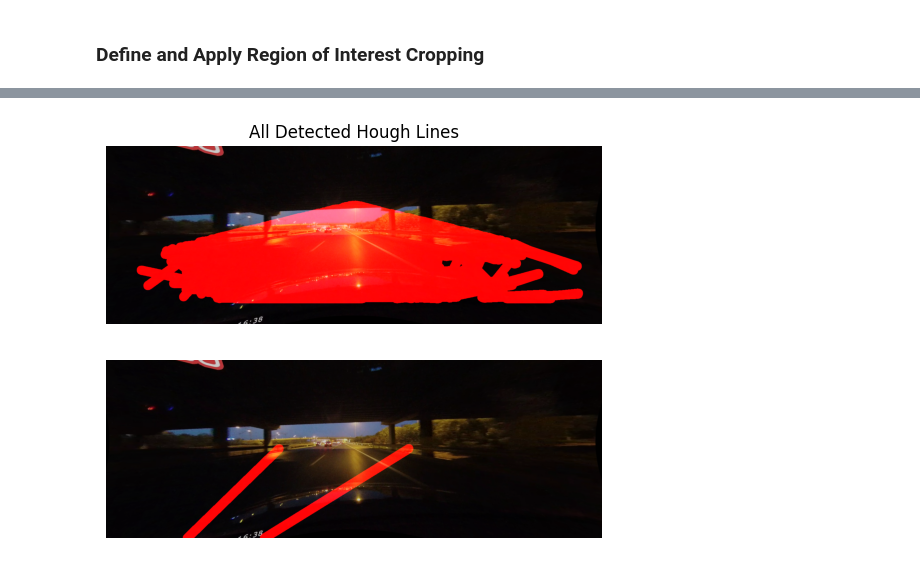
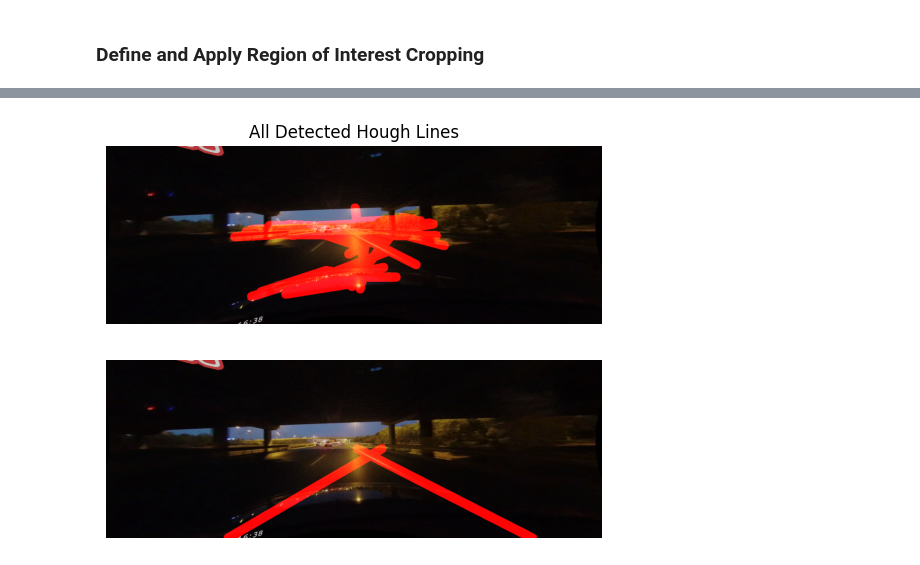
Before and after one commit to YedMavus/Lane_Detection_Project, a Jupyter notebook: Lane_Detection_Project_Final.ipynb, the cells around one changed output, grey strips where cells are left out. Saved outputs shown, nothing was run; the diff lists cells and outputs as text; code cells hidden in the pictures.

```diff
--- a/Lane_Detection_Project_Final.ipynb
+++ b/Lane_Detection_Project_Final.ipynb
@@ -87,7 +90,7 @@ plt.show()
 # %% [markdown]
 ## If no preprocessing is done, uncomment this
 # %%
-cannyed_image = cv2.Canny(image, 2,20)
-plt.imshow(cannyed_image)
-plt.axis('off')
-plt.show()
+# cannyed_image = cv2.Canny(image, 2,20)
+# plt.imshow(cannyed_image)
+# plt.axis('off')
+# plt.show()
@@ -113,36 +114,36 @@ plt.imshow(cropped_image,cmap='gray')
 # lines = cv2.HoughLinesP(
 #     cropped_image,
 #     # cannyed_image,
 #     rho=6,
 #     theta=np.pi / 60,
 #     threshold=160,
 #     lines=np.array([]),
 #     minLineLength=40,
 #     maxLineGap=25
 # )
 lines = cv2.HoughLinesP(
     cropped_image,
     # cannyed_image,
     rho=6,
     theta=np.pi / 60,
     threshold=40,
     lines=np.array([]),
-    minLineLength=140,
+    minLineLength=180,
     maxLineGap=50)
 output_image=image.copy()
 all_lines_image  = draw_lines(output_image,lines,thickness=30)
 # plt.figure(figsize=(10, 5))
 plt.imshow(all_lines_image)
 plt.title("All Detected Hough Lines")
 plt.axis('off')
 plt.show()
 line_image, left_x_start,left_x_end, right_x_start, right_x_end,min_y,max_y = get_line_image(output_image,lines=lines,thickness=30)
 plt.imshow(line_image,cmap='gray')
 plt.axis('off')
 plt.show()
 # %% [output]
-[figure, old version]
+[figure, new version]
-[figure, old version]
+[figure, new version]
 # %%
 # Function to parse lane data from .lines.txt file (using the middle two lanes)
 def parse_middle_lanes(filename):
```
Also changed, not shown: parts of 6 cells of this notebook.
